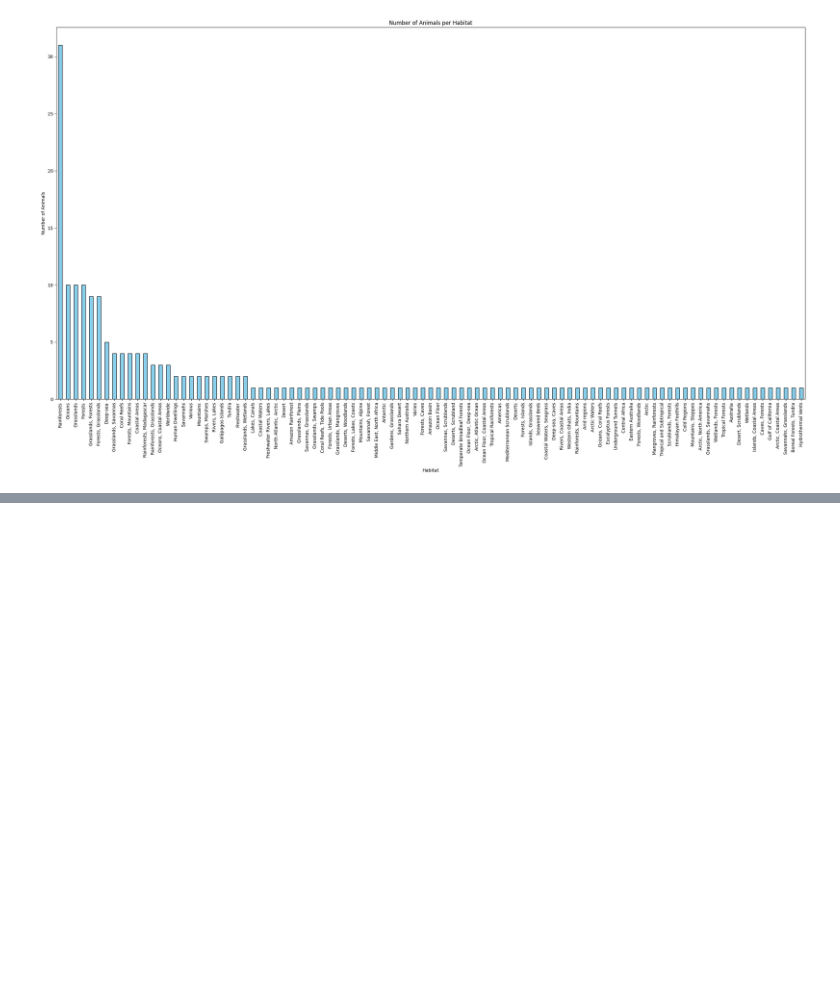
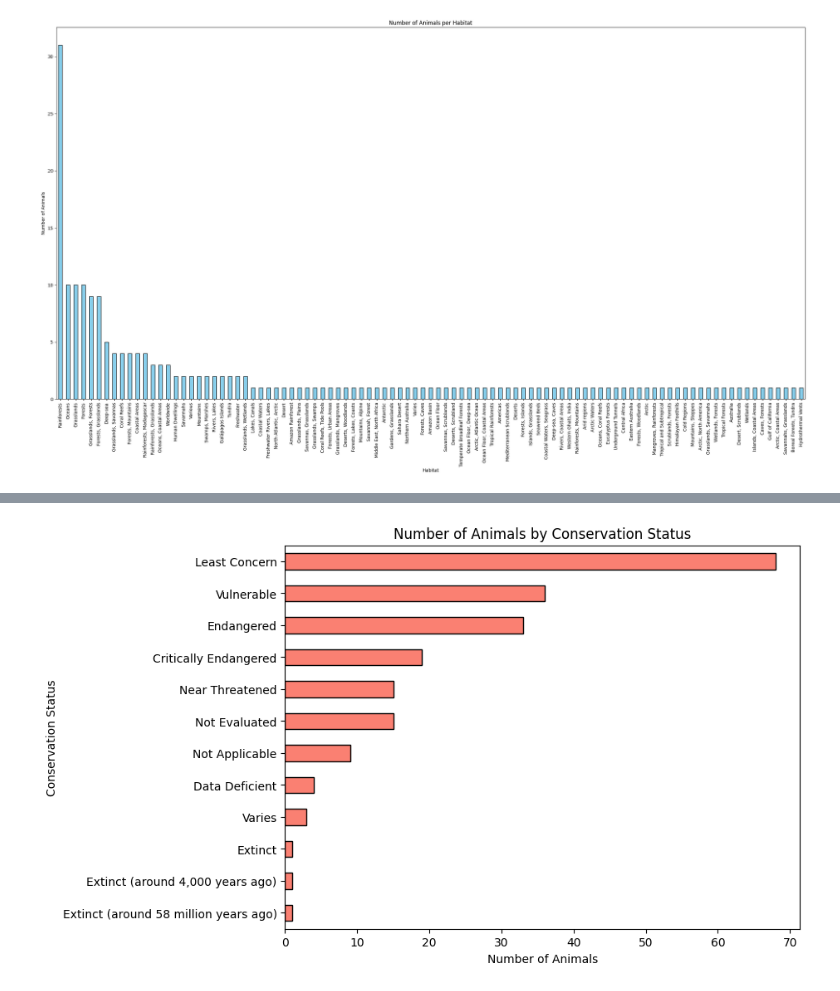
Before and after one commit to build-summer-2025/async-final-project-yellow-Nicolas, a Jupyter notebook: final_project_example.ipynb, the cells around one changed output, grey strips where cells are left out. Cells and saved outputs as stored; diff of their text form; code cells hidden in the pictures; blank space fills up the shorter version.

```diff
--- a/final_project_example.ipynb
+++ b/final_project_example.ipynb
@@ -75,0 +114,13 @@ plt.show()
+# %%
+import pandas as pd
+import matplotlib.pyplot as plt
+
+status_counts = df["Conservation Status"].value_counts().sort_values(ascending=True)
+plt.figure(figsize=(8, 6))
+status_counts.plot(kind="barh", color="salmon", edgecolor="black")
+plt.title("Number of Animals by Conservation Status")
+plt.xlabel("Number of Animals")
+plt.ylabel("Conservation Status")
+plt.show()
+# %% [output]
+[figure, added]
```
Also changed, not shown: parts of 8 cells of this notebook, 1 other file.
